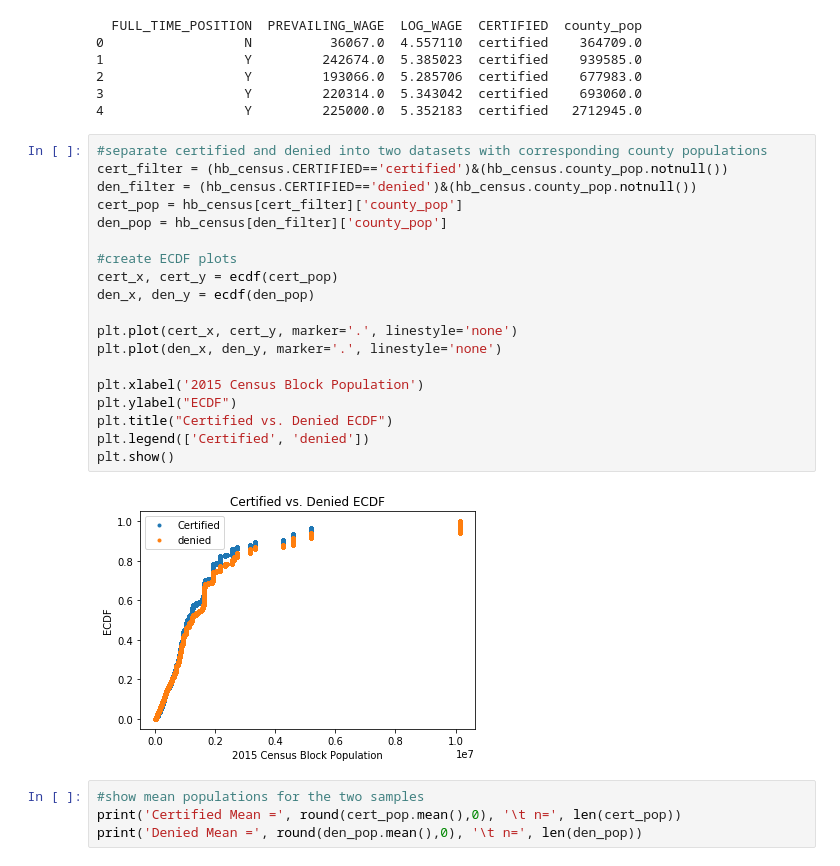
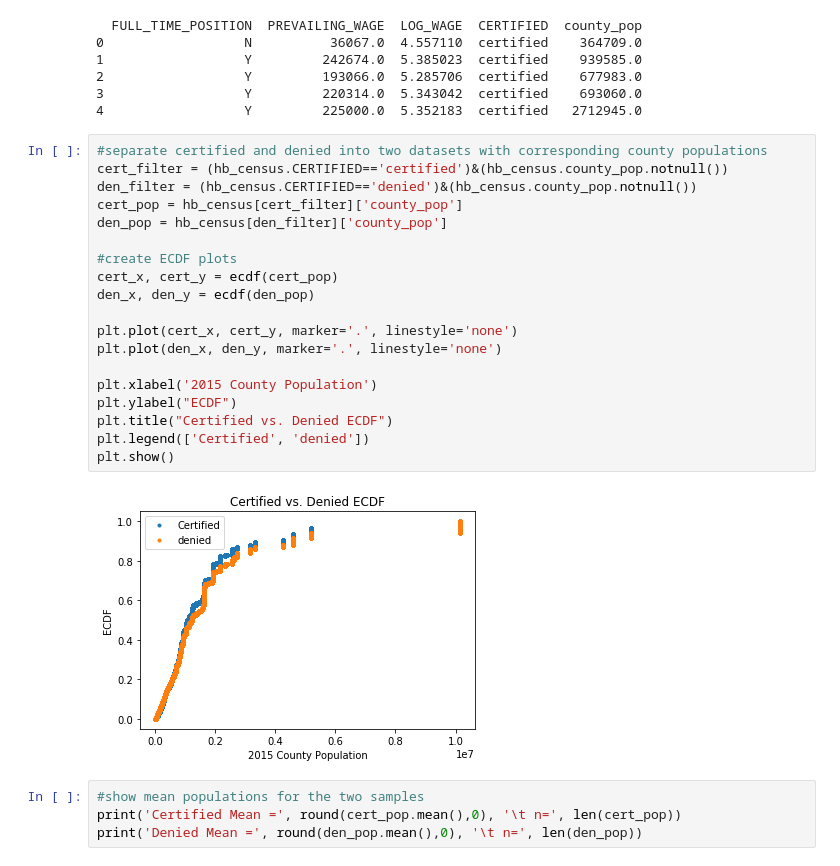
Before and after one commit to Liptoni/Springboard, a Jupyter notebook: H1B_Capstone/jupyter_notebooks/capstone1_Inf_Stats.ipynb, the cells around one changed output. Drawn from its saved outputs; the diff is of its cells as text.

```diff
--- a/H1B_Capstone/jupyter_notebooks/capstone1_Inf_Stats.ipynb
+++ b/H1B_Capstone/jupyter_notebooks/capstone1_Inf_Stats.ipynb
@@ -152,24 +152,24 @@ print(hb_census.head())
 # %%
 #separate certified and denied into two datasets with corresponding county populations
 cert_filter = (hb_census.CERTIFIED=='certified')&(hb_census.county_pop.notnull())
 den_filter = (hb_census.CERTIFIED=='denied')&(hb_census.county_pop.notnull())
 cert_pop = hb_census[cert_filter]['county_pop']
 den_pop = hb_census[den_filter]['county_pop']
 
 #create ECDF plots
 cert_x, cert_y = ecdf(cert_pop)
 den_x, den_y = ecdf(den_pop)
 
 plt.plot(cert_x, cert_y, marker='.', linestyle='none')
 plt.plot(den_x, den_y, marker='.', linestyle='none')
 
-plt.xlabel('2015 Census Block Population')
+plt.xlabel('2015 County Population')
 plt.ylabel("ECDF")
 plt.title("Certified vs. Denied ECDF")
 plt.legend(['Certified', 'denied'])
 plt.show()
 # %% [output]
-[figure, old version]
+[figure, new version]
 # %%
 #show mean populations for the two samples
 print('Certified Mean =', round(cert_pop.mean(),0), '\t n=', len(cert_pop))
```
